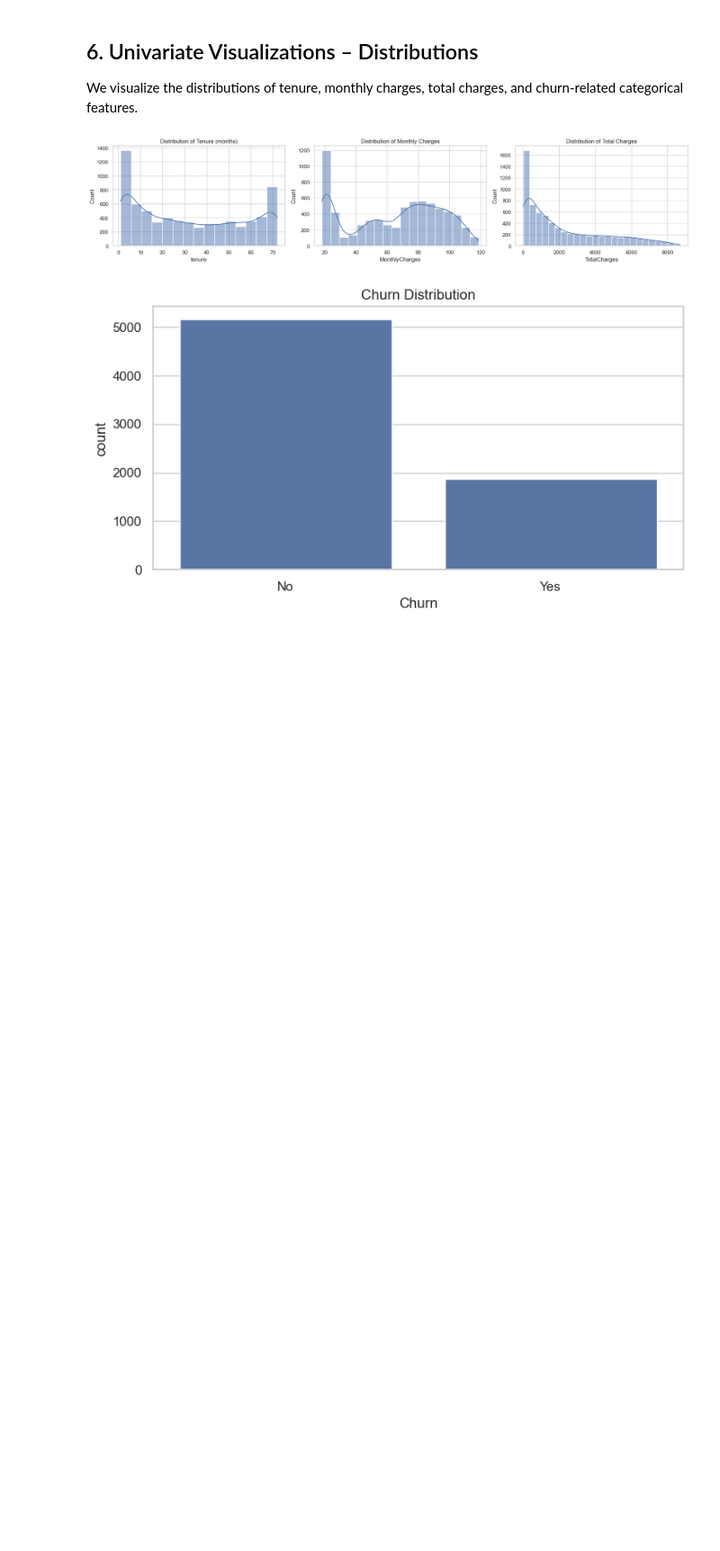
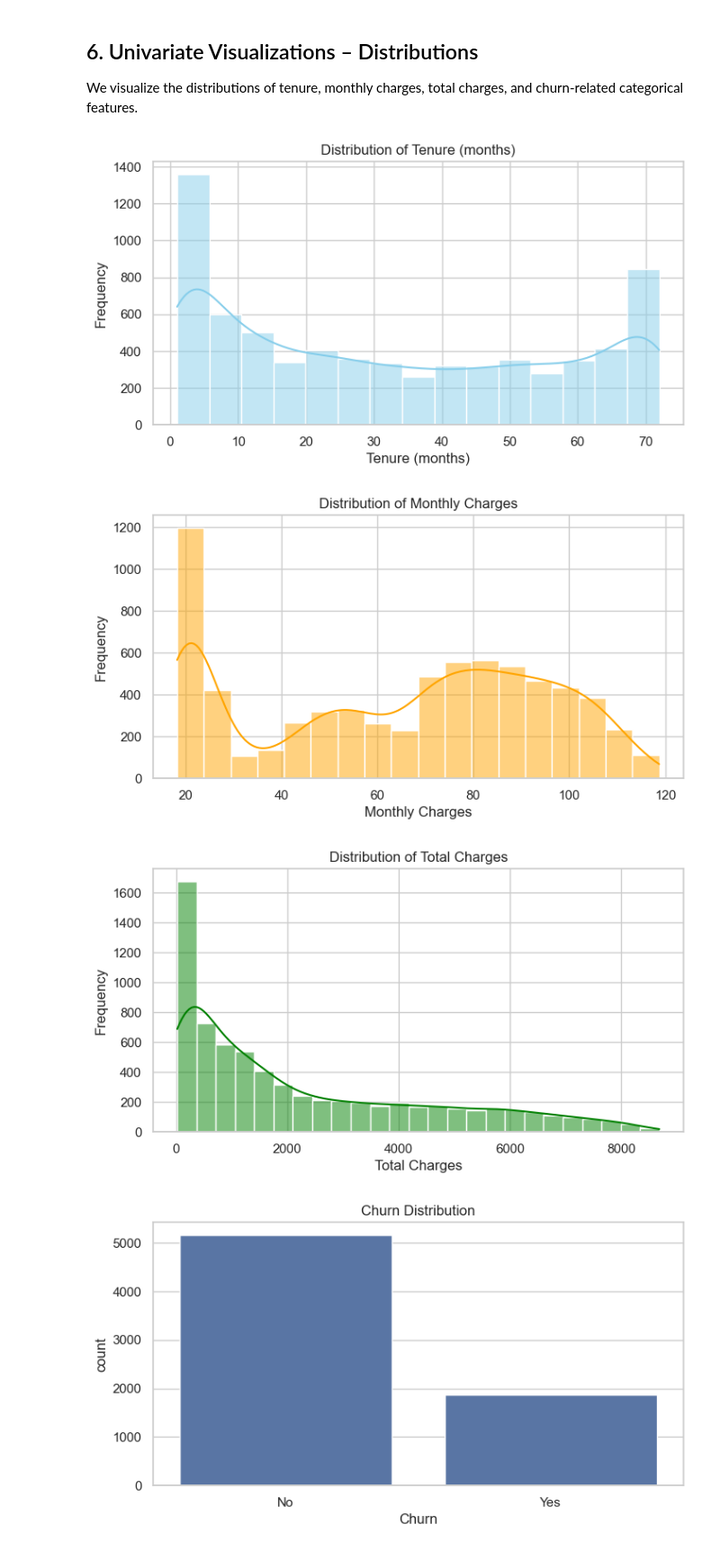
Before and after one commit to Anandsalimath/telecom_churn_EDA, a Jupyter notebook: EDA_Telco_Customer_Churn_Group3.ipynb, the cells around one changed output. Shown at 90% size. Saved outputs shown, nothing was run; the diff lists cells and outputs as text; code cells hidden in the pictures; blank space fills up the shorter version.

```diff
--- a/EDA_Telco_Customer_Churn_Group3.ipynb
+++ b/EDA_Telco_Customer_Churn_Group3.ipynb
@@ -241,0 +239,13 @@ outliers_monthly, outliers_total
+# %%
+def detect_outliers_iqr(data: pd.Series) -> pd.Series:
+    q1 = data.quantile(0.25)
+    q3 = data.quantile(0.75)
+    iqr = q3 - q1
+    lower = q1 - 1.5 * iqr
+    upper = q3 + 1.5 * iqr
+    return (data < lower) | (data > upper)
+
+outliers_monthly = detect_outliers_iqr(df["MonthlyCharges"]).sum()
+outliers_total = detect_outliers_iqr(df["TotalCharges"]).sum()
+tenure = detect_outliers_iqr(df["tenure"]).sum()
+outliers_monthly, outliers_total, tenure
@@ -275,11 +304,8 @@ df["ChurnFlag"].value_counts(), df["TenureGroup"].value_counts()
 # %%
 # UDF example: count number of subscribed services per customer
 def count_services(row: pd.Series) -> int:
-    count = 0
-    for col in service_cols:
-        if row[col] == "Yes":
-            count += 1
-    return count
+    return sum(1 for col in service_cols if row[col] == "Yes")
+
 
 df["ServiceCount"] = df.apply(count_services, axis=1)
 
@@ -343,20 +369,30 @@ Name: proportion, dtype: float64
 
 We visualize the distributions of tenure, monthly charges, total charges, and churn-related categorical features.
 # %%
-fig, axes = plt.subplots(1, 3, figsize=(18, 4))
-sns.histplot(df["tenure"], kde=True, ax=axes[0])
-axes[0].set_title("Distribution of Tenure (months)")
+plt.figure(figsize=(8, 4))
+sns.histplot(df["tenure"], kde=True, color="skyblue")
+plt.title("Distribution of Tenure (months)")
+plt.xlabel("Tenure (months)")
+plt.ylabel("Frequency")
+plt.show()
 
-sns.histplot(df["MonthlyCharges"], kde=True, ax=axes[1])
-axes[1].set_title("Distribution of Monthly Charges")
+plt.figure(figsize=(8, 4))
+sns.histplot(df["MonthlyCharges"], kde=True, color="orange")
+plt.title("Distribution of Monthly Charges")
+plt.xlabel("Monthly Charges")
+plt.ylabel("Frequency")
+plt.show()
 
-sns.histplot(df["TotalCharges"], kde=True, ax=axes[2])
-axes[2].set_title("Distribution of Total Charges")
-
-plt.tight_layout()
+plt.figure(figsize=(8, 4))
+sns.histplot(df["TotalCharges"], kde=True, color="green")
+plt.title("Distribution of Total Charges")
+plt.xlabel("Total Charges")
+plt.ylabel("Frequency")
 plt.show()
 # %% [output]
-[figure, old version]
+[figure, new version]
+[figure, added]
+[figure, added]
 # %%
 plt.figure(figsize=(8, 4))
 sns.countplot(x="Churn", data=df)
```
Also changed, not shown: parts of 31 cells of this notebook, 3 other files.
